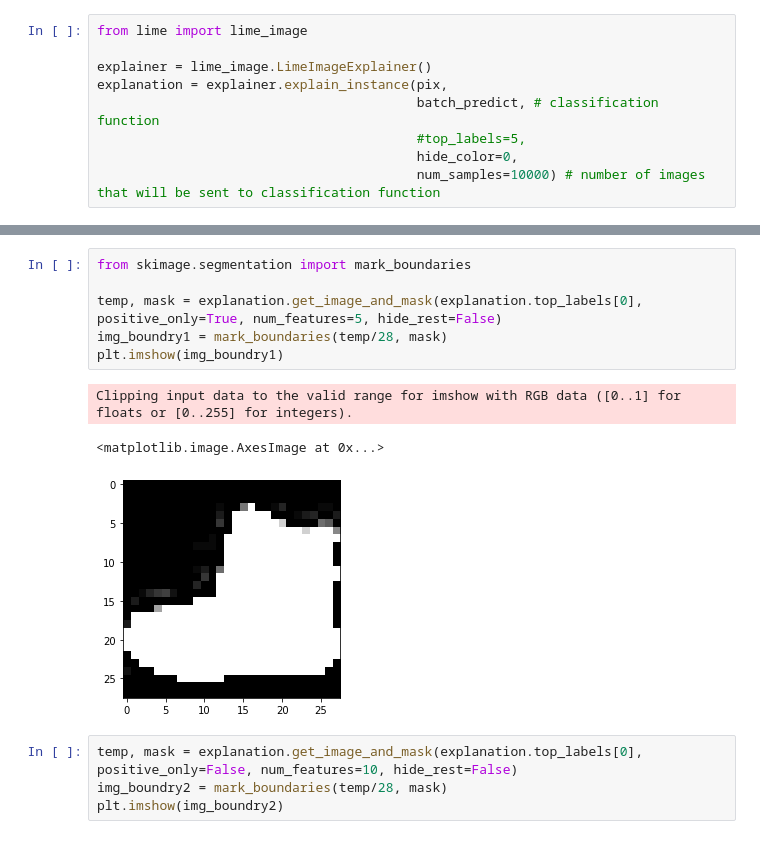
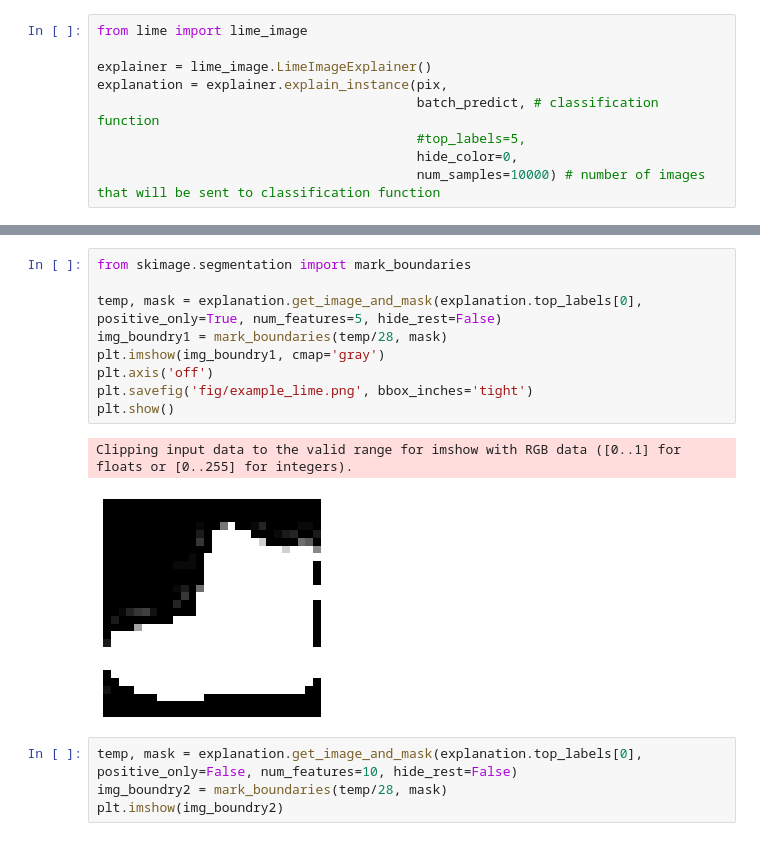
Before and after one commit to Intelligent-Systems-Phystech/2022-Project99, a Jupyter notebook: code/Muradov_CNN.ipynb, the cells around one changed output, grey strips where cells are left out. Cells and saved outputs as stored; diff of their text form.

```diff
--- a/code/Muradov_CNN.ipynb
+++ b/code/Muradov_CNN.ipynb
@@ -334,13 +338,15 @@ explanation.local_exp
 # %%
 from skimage.segmentation import mark_boundaries
 
 temp, mask = explanation.get_image_and_mask(explanation.top_labels[0], positive_only=True, num_features=5, hide_rest=False)
 img_boundry1 = mark_boundaries(temp/28, mask)
-plt.imshow(img_boundry1)
+plt.imshow(img_boundry1, cmap='gray')
+plt.axis('off')
+plt.savefig('fig/example_lime.png', bbox_inches='tight')
+plt.show()
 # %% [output]
 Clipping input data to the valid range for imshow with RGB data ([0..1] for floats or [0..255] for integers).
-<matplotlib.image.AxesImage at 0x...>
-[figure, old version]
+[figure, new version]
 # %%
 temp, mask = explanation.get_image_and_mask(explanation.top_labels[0], positive_only=False, num_features=10, hide_rest=False)
 img_boundry2 = mark_boundaries(temp/28, mask)
```
Also changed, not shown: parts of 20 cells of this notebook.
